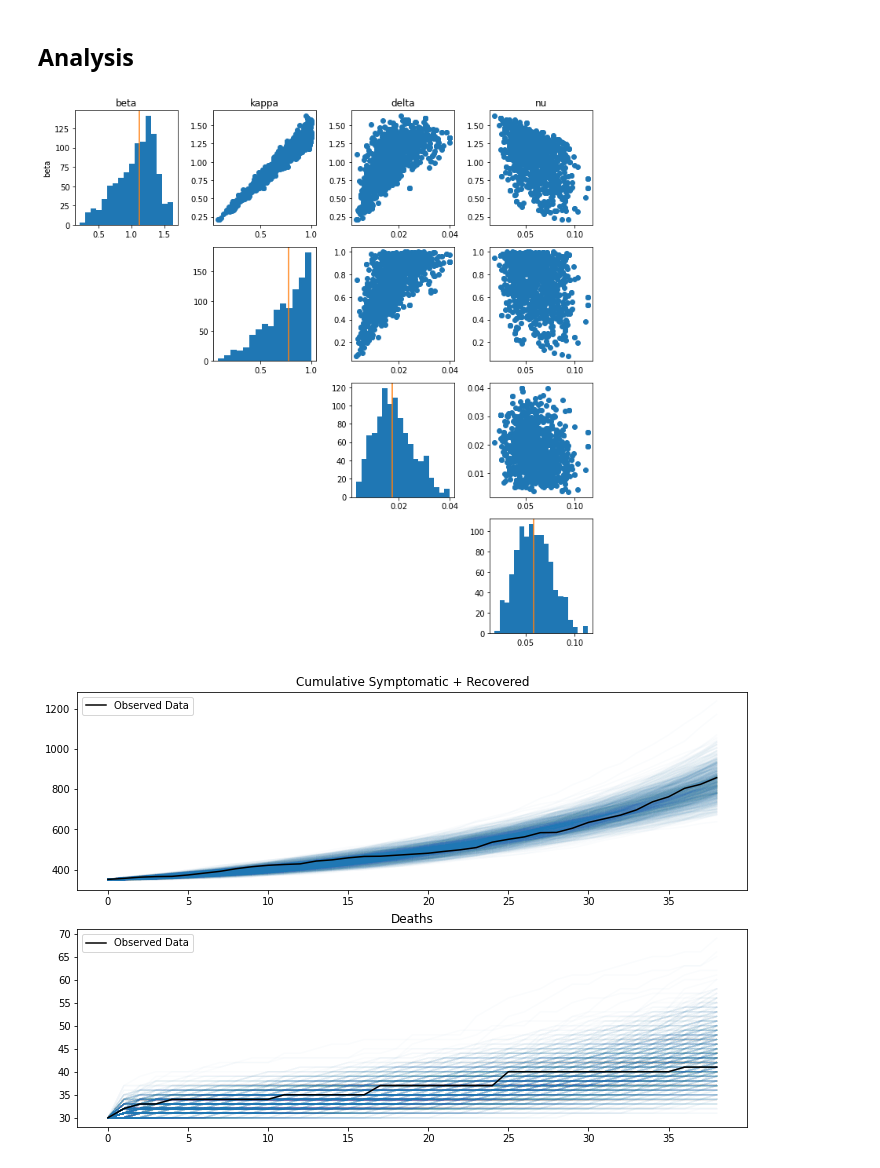
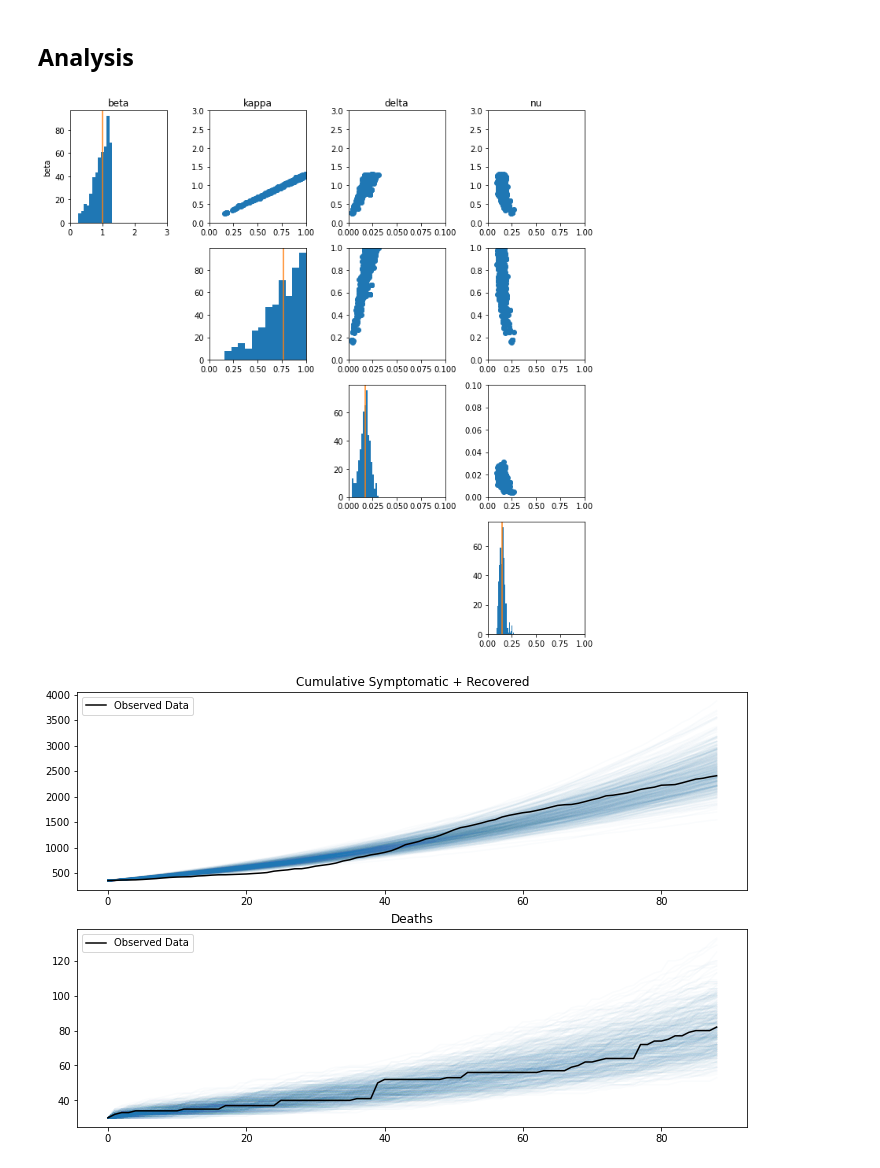
Before and after one commit to StochSS/Covid19_Modeling, a Jupyter notebook: epidemiological/buncombe/seiyrdc_buncombeSciopeMI.ipynb, the cells around one changed output. Cells and saved outputs as stored; diff of their text form; code cells hidden in the pictures.

Commit message:
Updated notebooks with new data

```diff
--- a/epidemiological/buncombe/seiyrdc_buncombeSciopeMI.ipynb
+++ b/epidemiological/buncombe/seiyrdc_buncombeSciopeMI.ipynb
@@ -48,7 +48,7 @@ class seiyrdc_buncombe(Model):
         self.add_reaction(Reaction(name="clearance", reactants={'I': 1}, products={'C': 1}, rate=self.listOfParameters["kappa"]))
 
         # Timespan
-        self.timespan(np.linspace(0, 38, 39))
+        self.timespan(np.linspace(0, 88, 89))
 model = seiyrdc_buncombe()
 compiled_solver = VariableSSACSolver(model)
 # %% [markdown]
@@ -106,7 +106,7 @@ def simulator2(x):
 # %%
 normalization_values = np.max(obs_data, axis = 2)[0,:]
 def max_normalization(data):
-    dc = data.copy().astype(np.float32)
+    dc = data[0].reshape(1,2,-1).copy().astype(np.float32)
     dc[0,0,:] = dc[0,0,:]/normalization_values[0]
     dc[0,1,:] = dc[0,1,:]/normalization_values[1]
     return dc
@@ -115,11 +115,12 @@ summary_stat = Identity(max_normalization)
 # %%
 # Start abc instance
 abc = ReplenishmentSMCABC(obs_data, # Observed Dataset
-                          lambda x : (simulator2(x), 1), # Simulator method
+                          simulator2, # Simulator method
                           prior,
                           summaries_function=summary_stat.compute) # prior
+abc.compute_fixed_mean(1)
 # %%
 import dask
 with dask.config.set(scheduler = 'processes', workers = 20):
-    smc_abc_results = abc.infer(num_samples = 1000)
+    smc_abc_results = abc.infer(num_samples = 500)
 # %% [output]
@@ -147,21 +149,24 @@ posterior = smc_abc_results['accepted_samples']
 # %%
 fig, ax = plt.subplots(posterior.shape[1], posterior.shape[1])
 for i in range(posterior.shape[1]):
     for j in range(posterior.shape[1]):
         if i > j:
             ax[i,j].axis('off')
         else:
             if i == j:
                 ax[i,j].hist(posterior[:,i], bins = 'auto')
                 ax[i,j].axvline(np.median(posterior[:,i]), color = 'C1')
+                ax[i,j].set_xlim(lower_bounds[i], upper_bounds[i])
             else:
                 ax[i,j].scatter(posterior[:,j], posterior[:,i])
+                ax[i,j].set_ylim(lower_bounds[i], upper_bounds[i])
+                ax[i,j].set_xlim(lower_bounds[j], upper_bounds[j])
     ax[i,0].set_ylabel(parameter_names[i])
     ax[0,i].set_title(parameter_names[i])
 fig.set_size_inches(10,10)
 fig.tight_layout()
 # %% [output]
-[figure, old version]
+[figure, new version]
 # %%
 fig, ax = plt.subplots(2)
 for i in range(posterior.shape[0]):
@@ -176,4 +181,4 @@ ax[0].legend()
 ax[1].legend()
 fig.set_size_inches(12, 8)
 # %% [output]
-[figure, old version]
+[figure, new version]
```
Also changed, not shown: parts of 1 cell of this notebook, 8 other files.
